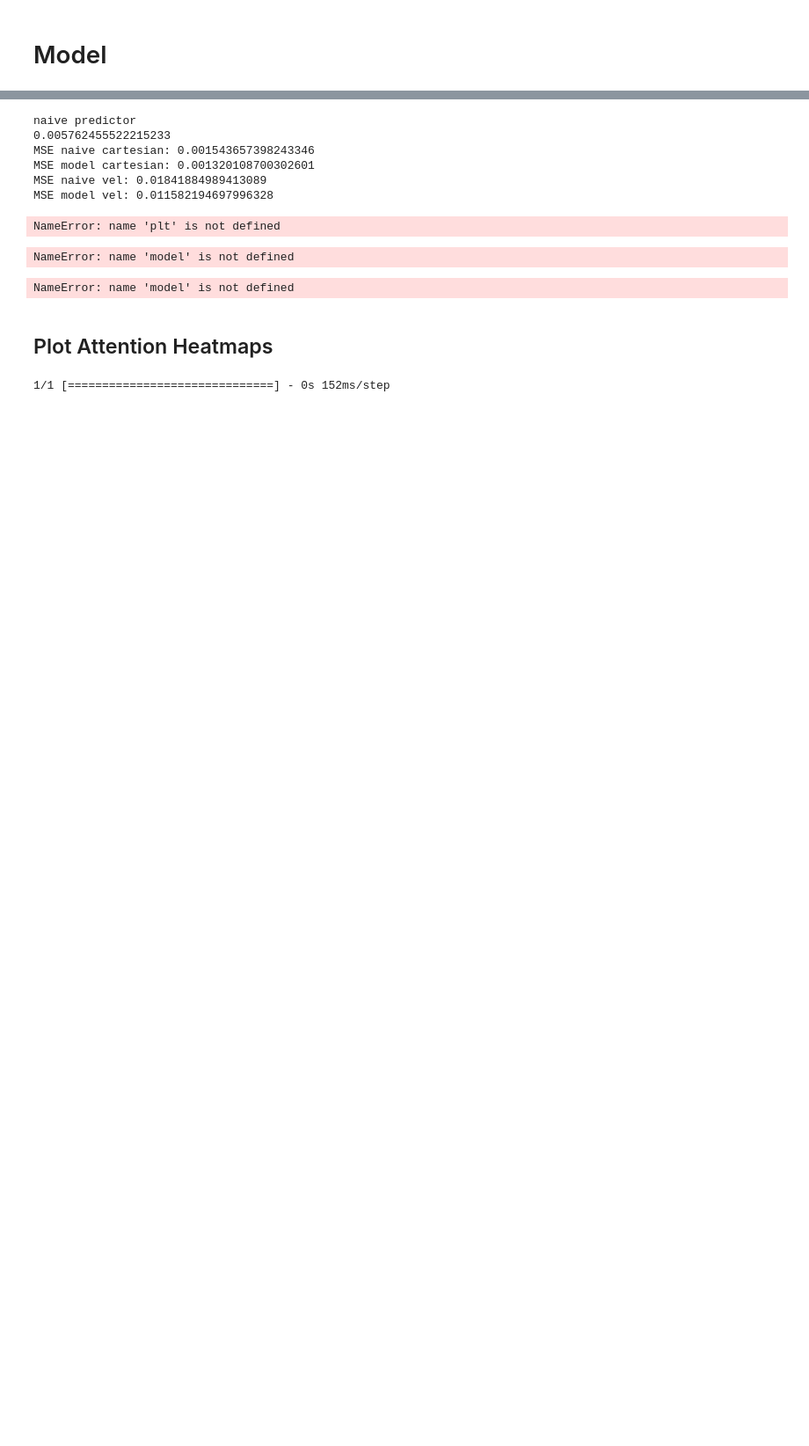
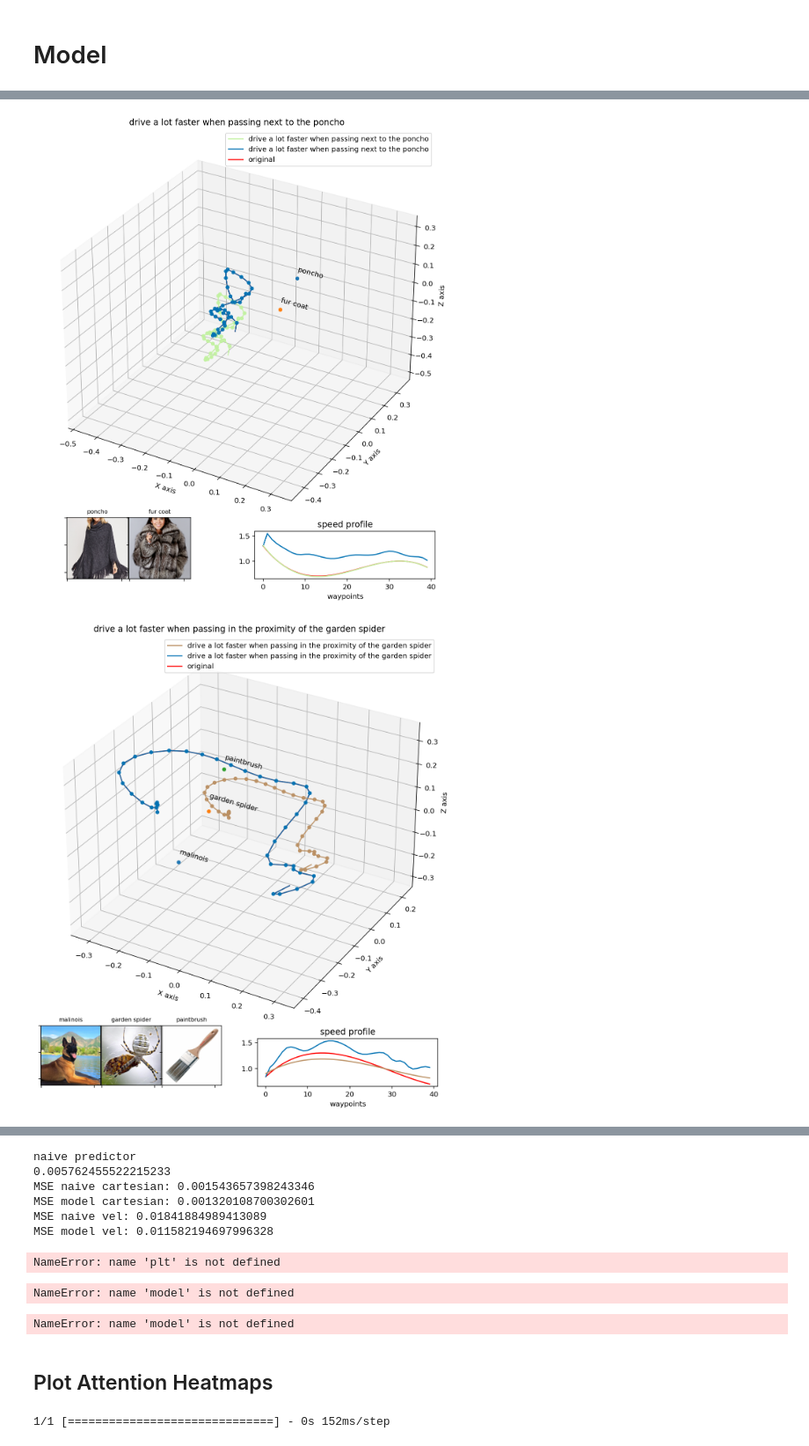
Before and after one commit to arthurfenderbucker/NL_trajectory_reshaper, a Jupyter notebook: model_overview_4D.ipynb, the cells around one changed output, grey strips where cells are left out. Shown at 88% size. Cells and saved outputs as stored; diff of their text form; code cells hidden in the pictures; blank space fills up the shorter version.

```diff
--- a/model_overview_4D.ipynb
+++ b/model_overview_4D.ipynb
@@ -144,20 +130,23 @@ loading weights:  /home/mirmi/Arthur/data/models/TF4D_enc_dec_d/TF&num_layers_en
 # %%
-def prepare_x(x):
-  objs = pad_array(list_to_wp_seq(x[:,obj_poses_indices],d=3),4,axis=-1) # no speed
-  trajs = list_to_wp_seq(x[:,traj_indices],d=4)
-  return np.concatenate([objs,trajs],axis = 1)
+# def prepare_x(x):
+#   objs = pad_array(list_to_wp_seq(x[:,obj_poses_indices],d=3),4,axis=-1) # no speed
+#   trajs = list_to_wp_seq(x[:,traj_indices],d=4)
+#   return np.concatenate([objs,trajs],axis = 1)
 
-x_test_new, y_test_new = prepare_x(X_test), list_to_wp_seq(y_test,d=4)
+x_test_new, y_test_new = mr.prepare_x(X_test), list_to_wp_seq(y_test,d=4)
 emb_test_new = X_test[:,embedding_indices]
 
 # x_test_new, y_test_new, emb_test_new= increase_dataset(X_test ,y_test,embedding_indices,10)
 # %%
 
-test_dataset = tf.data.Dataset.from_tensor_slices((prepare_x(X_test),
+test_dataset = tf.data.Dataset.from_tensor_slices((prepare_x(X_test,traj_indices,obj_poses_indices),
                                                   list_to_wp_seq(y_test,d=4),
                                                   X_test[:,embedding_indices])).batch(3)
 x_t, y_t= next(generator(test_dataset))
 data_array = np.array(data)[indices_test[:3]]
+
 %matplotlib inline
-
-show_data4D(data_array, pred=x_t[0][:,6:,:],color_traj=False, change_img_base=["/home/mirmi/Arthur/dataset/","/home/tum/data/image_dataset/"])
+show_data4D(data_array, pred=x_t[0][:,6:,:],color_traj=False, image_loader=mr.image_loader, change_img_base=["/mnt/tumdata/image_dataset/", image_dataset_folder])
+# %% [output]
+[figure, added]
+[figure, added]
```
Also changed, not shown: parts of 8 cells of this notebook, 23 other files.
